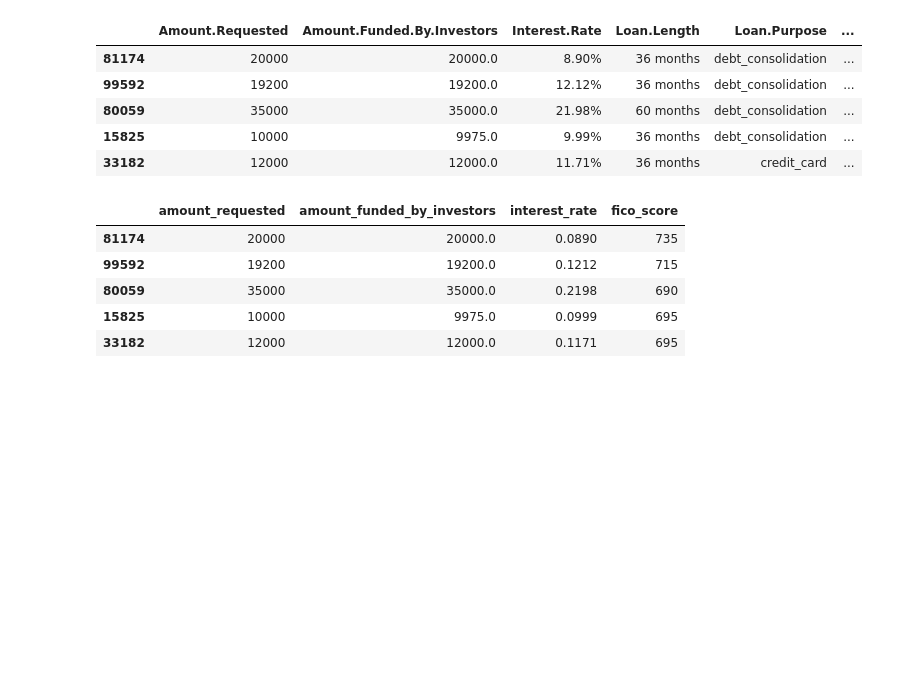
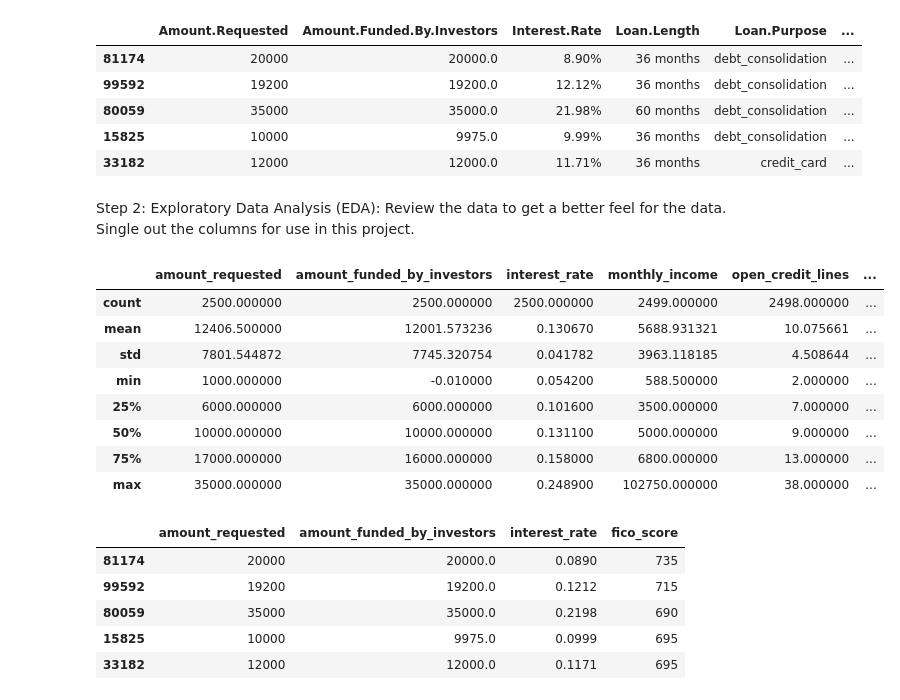
Before and after one commit to mshofmann/data_science, a Jupyter notebook: Loan_Approval.ipynb, the cells around one changed output. Cells and saved outputs as stored; diff of their text form; code cells hidden in the pictures; blank space fills up the shorter version.

```diff
--- a/Loan_Approval.ipynb
+++ b/Loan_Approval.ipynb
@@ -34,6 +32,20 @@ df['fico_score'] = df['FICO.Range'].map(j)
 
 # Modify column names
 df.columns = [col.replace(".", "_").lower() for col in df.columns]
+# %% [markdown]
+Step 2: Exploratory Data Analysis (EDA): Review the data to get a better feel for the data. Single out the columns for use in this project.
+# %%
+df.describe()
+# %% [output]
+|  | amount_requested | amount_funded_by_investors | interest_rate | monthly_income | open_credit_lines | ... |
+| count | 2500.000000 | 2500.000000 | 2500.000000 | 2499.000000 | 2498.000000 | ... |
+| mean | 12406.500000 | 12001.573236 | 0.130670 | 5688.931321 | 10.075661 | ... |
+| std | 7801.544872 | 7745.320754 | 0.041782 | 3963.118185 | 4.508644 | ... |
+| min | 1000.000000 | -0.010000 | 0.054200 | 588.500000 | 2.000000 | ... |
+| 25% | 6000.000000 | 6000.000000 | 0.101600 | 3500.000000 | 7.000000 | ... |
+| 50% | 10000.000000 | 10000.000000 | 0.131100 | 5000.000000 | 9.000000 | ... |
+| 75% | 17000.000000 | 16000.000000 | 0.158000 | 6800.000000 | 13.000000 | ... |
+| max | 35000.000000 | 35000.000000 | 0.248900 | 102750.000000 | 38.000000 | ... |
 # %%
 df = df[['amount_requested','amount_funded_by_investors','interest_rate','fico_score']]
 df.head()
```
Also changed, not shown: parts of 7 cells of this notebook.
